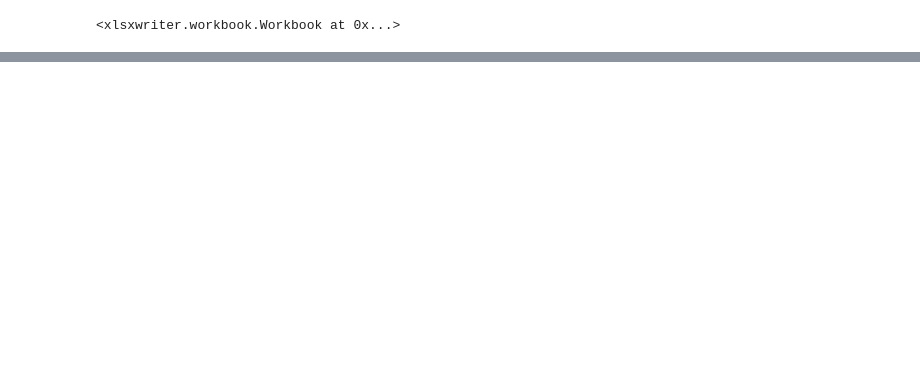
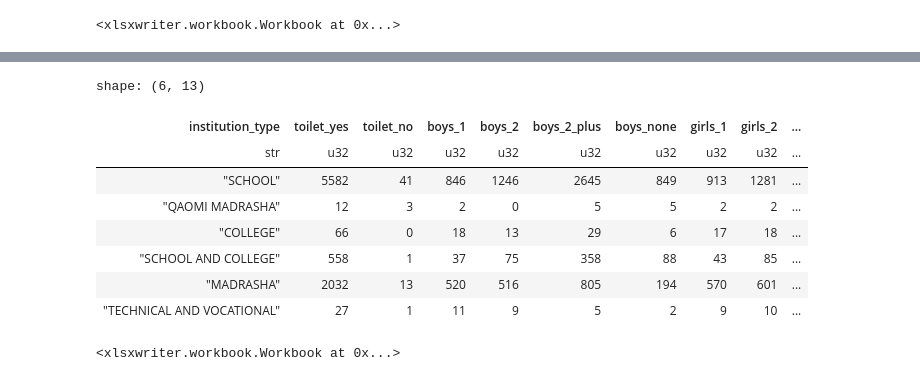
Before and after one commit to monjurmorshed793/sedp-reports, a Jupyter notebook: src/sedp_reports/pbgsi-report.ipynb, the cells around one changed output, grey strips where cells are left out. Cells and saved outputs as stored; diff of their text form; code cells hidden in the pictures; blank space fills up the shorter version.

```diff
--- a/src/sedp_reports/pbgsi-report.ipynb
+++ b/src/sedp_reports/pbgsi-report.ipynb
@@ -234,0 +341,38 @@ report1_df.write_excel('output/report1.xlsx')
+# %%
+from generate.general_information import INSTITUTE_TYPE_NAME_EN, HAS_STUDENT_TOILET, TOTAL_TOILET_FOR_BOYS, TOTAL_TOILET_FOR_GIRLS, TOTAL_TOILET_FOR_SPECIAL_NEEDS
+
+report3 = (
+    general_information.lazy()
+    .group_by(pl.col(INSTITUTE_TYPE_NAME_EN).alias('institution_type'))
+    .agg([
+        (pl.col(HAS_STUDENT_TOILET)==1).sum().alias('toilet_yes'),
+        (pl.col(HAS_STUDENT_TOILET)==0).sum().alias('toilet_no'),
+        (pl.col(TOTAL_TOILET_FOR_BOYS)==1).sum().alias('boys_1'),
+        (pl.col(TOTAL_TOILET_FOR_BOYS)==2).sum().alias('boys_2'),
+        (pl.col(TOTAL_TOILET_FOR_BOYS)>2).sum().alias('boys_2_plus'),
+        (pl.col(TOTAL_TOILET_FOR_BOYS).is_null() | pl.col(TOTAL_TOILET_FOR_BOYS)==0).sum().alias('boys_none'),
+        (pl.col(TOTAL_TOILET_FOR_GIRLS)==1).sum().alias('girls_1'),
+        (pl.col(TOTAL_TOILET_FOR_GIRLS)==2).sum().alias('girls_2'),
+        (pl.col(TOTAL_TOILET_FOR_GIRLS)>2).sum().alias('girls_2_plus'),
+        (pl.col(TOTAL_TOILET_FOR_GIRLS).is_null() | pl.col(TOTAL_TOILET_FOR_GIRLS)==0).sum().alias('girls_none'),
+        (pl.col(TOTAL_TOILET_FOR_SPECIAL_NEEDS)>=1).sum().alias('special_needs_toilet'),
+        (pl.col(TOTAL_TOILET_FOR_SPECIAL_NEEDS).is_null() | pl.col(TOTAL_TOILET_FOR_SPECIAL_NEEDS)==0).sum().alias('special_needs_none')
+    ])
+)
+
+report3_df = report3.collect()
+report3_df.head(100)
+# %% [output]
+shape: (6, 13)
+| institution_type | toilet_yes | toilet_no | boys_1 | boys_2 | boys_2_plus | boys_none | girls_1 | girls_2 | ... |
+| str | u32 | u32 | u32 | u32 | u32 | u32 | u32 | u32 | ... |
+| "SCHOOL" | 5582 | 41 | 846 | 1246 | 2645 | 849 | 913 | 1281 | ... |
+| "QAOMI MADRASHA" | 12 | 3 | 2 | 0 | 5 | 5 | 2 | 2 | ... |
+| "COLLEGE" | 66 | 0 | 18 | 13 | 29 | 6 | 17 | 18 | ... |
+| "SCHOOL AND COLLEGE" | 558 | 1 | 37 | 75 | 358 | 88 | 43 | 85 | ... |
+| "MADRASHA" | 2032 | 13 | 520 | 516 | 805 | 194 | 570 | 601 | ... |
+| "TECHNICAL AND VOCATIONAL" | 27 | 1 | 11 | 9 | 5 | 2 | 9 | 10 | ... |
+# %%
+report3_df.write_excel('output/table3.xlsx')
+# %% [output]
+<xlsxwriter.workbook.Workbook at 0x...>
```
Also changed, not shown: parts of 48 cells of this notebook.
